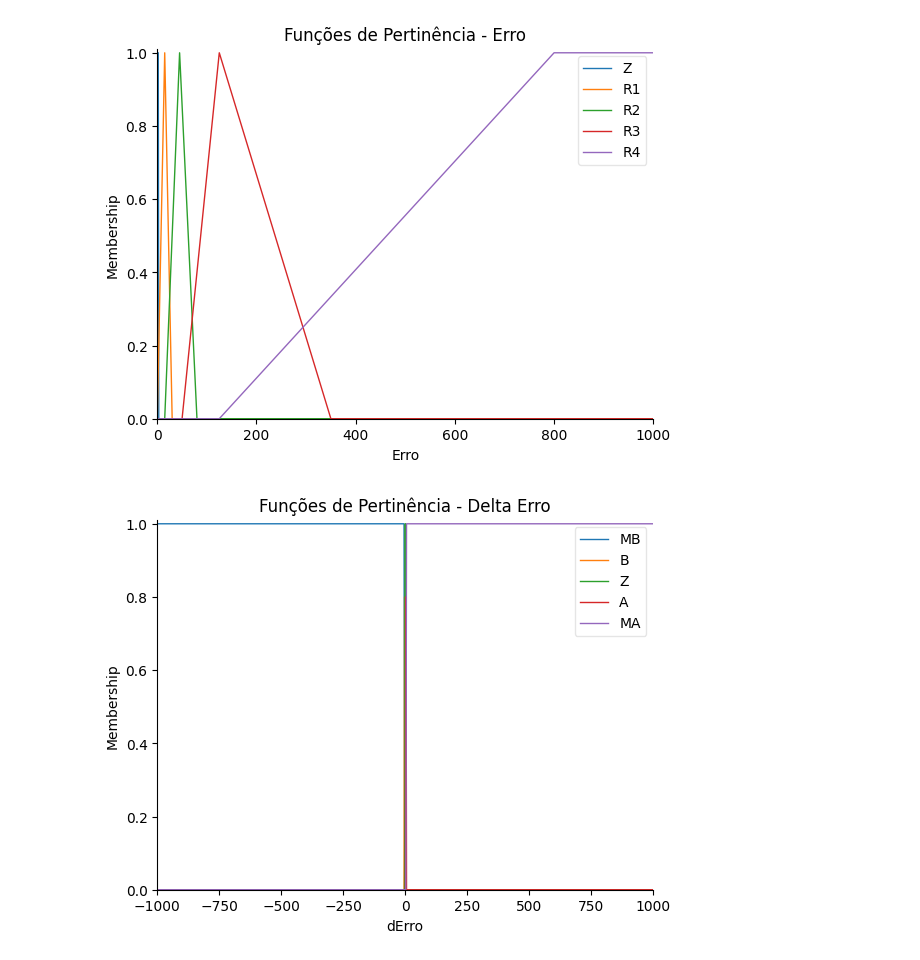
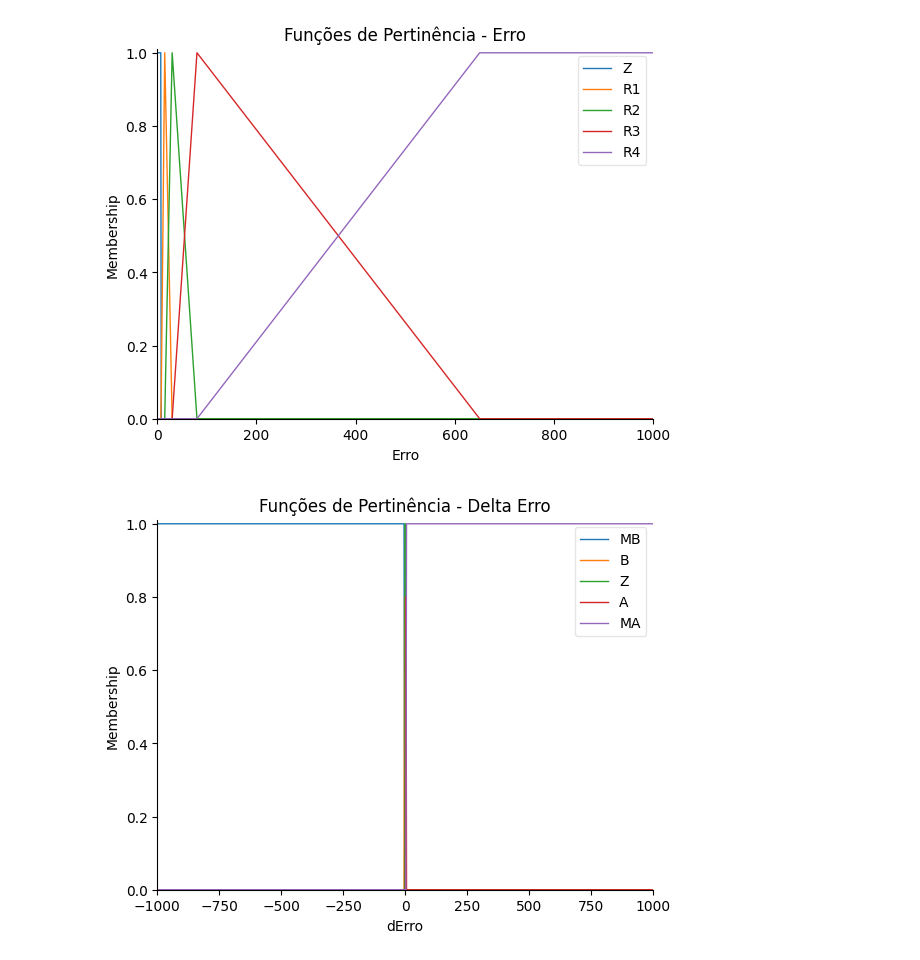
Before and after one commit to matheusAFONSECA/C213-trabalho-2, a Jupyter notebook: notebooks/C213_Fuzzy.ipynb, the cells around one changed output. Cells and saved outputs as stored; diff of their text form; code cells hidden in the pictures.

```diff
--- a/notebooks/C213_Fuzzy.ipynb
+++ b/notebooks/C213_Fuzzy.ipynb
@@ -17,36 +17,36 @@ import pandas as pd
 from tabulate import tabulate
 import re
 # %%
-Erro = ctrl.Antecedent(universe=np.arange(0, 1001, 1), label='Erro')
+Erro = ctrl.Antecedent(universe=np.arange(0, 1001, 1), label="Erro")
 
 # Definindo funções de pertinência para o erro
-Erro['Z'] = fuzz.trapmf(Erro.universe, [0, 0, 2.5, 2.5])              # Zero Error
-Erro['R1'] = fuzz.trimf(Erro.universe, [0, 15, 30])               # erro 1
-Erro['R2'] = fuzz.trimf(Erro.universe, [15, 45, 80])                # Erro 2
-Erro['R3'] = fuzz.trimf(Erro.universe, [50, 125, 350])               # Erro 3
-Erro['R4'] = fuzz.trapmf(Erro.universe, [125, 800, 1000, 1000])     # Erro 4
+Erro["Z"] = fuzz.trapmf(Erro.universe, [0, 0, 7.5, 7.5])  # Zero Error
+Erro["R1"] = fuzz.trimf(Erro.universe, [7.5, 15, 30])  # erro 1
+Erro["R2"] = fuzz.trimf(Erro.universe, [15, 30, 80])  # Erro 2
+Erro["R3"] = fuzz.trimf(Erro.universe, [30, 80, 650])  # Erro 3
+Erro["R4"] = fuzz.trapmf(Erro.universe, [80, 650, 1000, 1000])  # Erro 4
 
 
-dErro = ctrl.Antecedent(universe=np.arange(-1000, 1001, 1), label='dErro')
+dErro = ctrl.Antecedent(universe=np.arange(-1000, 1001, 1), label="dErro")
 
 # Funções de pertinência para 'DeltaErro'
-dErro['MB'] = fuzz.trapmf(dErro.universe, [-1000, -1000, -5, -2.5])  # Grande Negativo
-dErro['B'] = fuzz.trimf(dErro.universe, [-5, -2.5, 0])               # Pequeno Negativo
-dErro['Z'] = fuzz.trimf(dErro.universe, [-2.5, 0, 2.5])              # Estabilizado
-dErro['A'] = fuzz.trimf(dErro.universe, [0, 2.5, 5])                 # Pequeno Positivo
-dErro['MA'] = fuzz.trapmf(dErro.universe, [2.5, 5, 1000, 1000])      # Grande Positivo
+dErro["MB"] = fuzz.trapmf(dErro.universe, [-1000, -1000, -5, -2.5])  # Grande Negativo
+dErro["B"] = fuzz.trimf(dErro.universe, [-5, -2.5, 0])  # Pequeno Negativo
+dErro["Z"] = fuzz.trimf(dErro.universe, [-2.5, 0, 2.5])  # Estabilizado
+dErro["A"] = fuzz.trimf(dErro.universe, [0, 2.5, 5])  # Pequeno Positivo
+dErro["MA"] = fuzz.trapmf(dErro.universe, [2.5, 5, 1000, 1000])  # Grande Positivo
 
 
 # Plot para Erro
 Erro.view()
-plt.title('Funções de Pertinência - Erro')
+plt.title("Funções de Pertinência - Erro")
 plt.show()
 # Plot para Delta Erro
 dErro.view()
-plt.title('Funções de Pertinência - Delta Erro')
+plt.title("Funções de Pertinência - Delta Erro")
 
 plt.show()
 # %% [output]
-[figure, old version]
+[figure, new version]
 [figure]
 # %%
```
Also changed, not shown: parts of 7 cells of this notebook, 2 other files.
